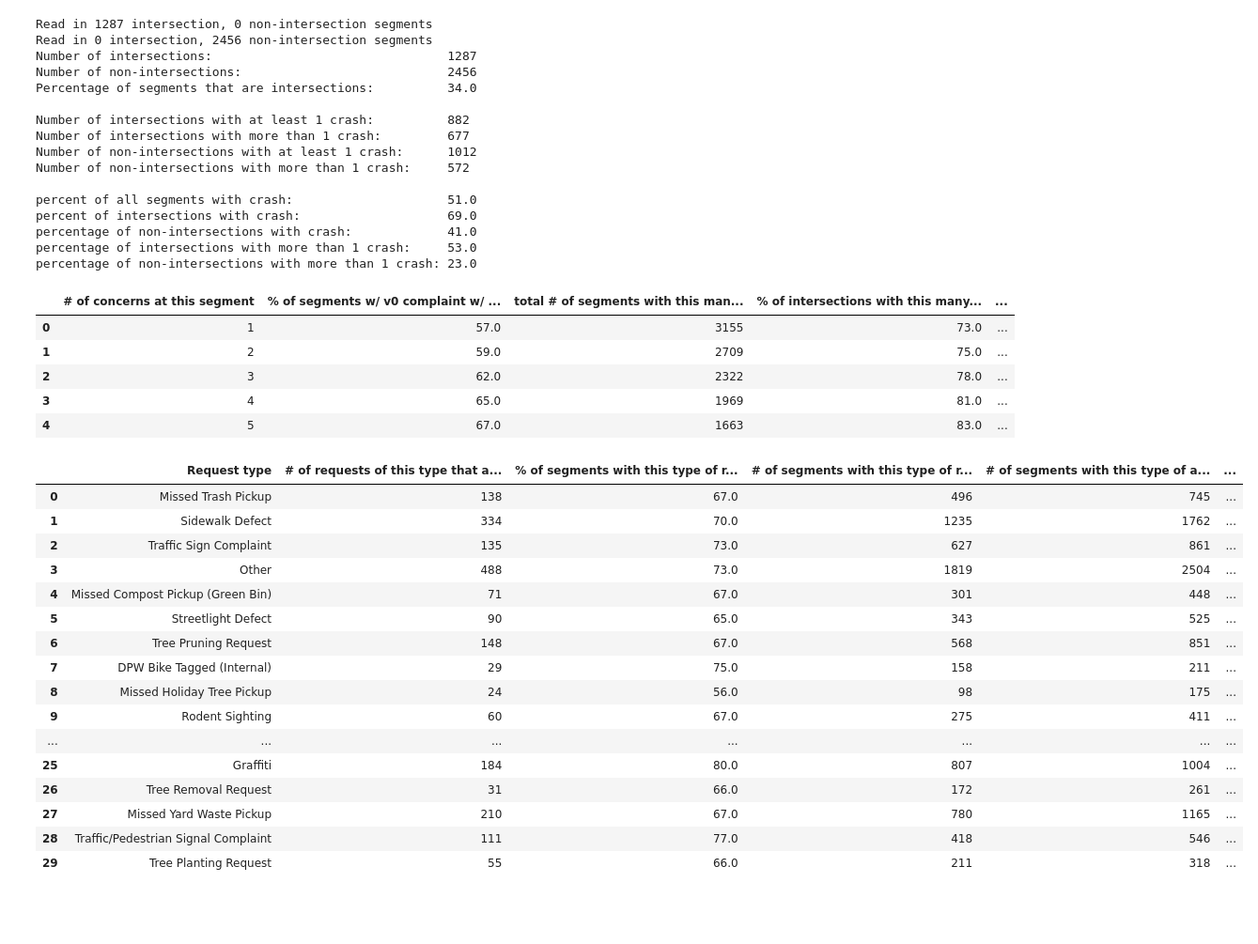
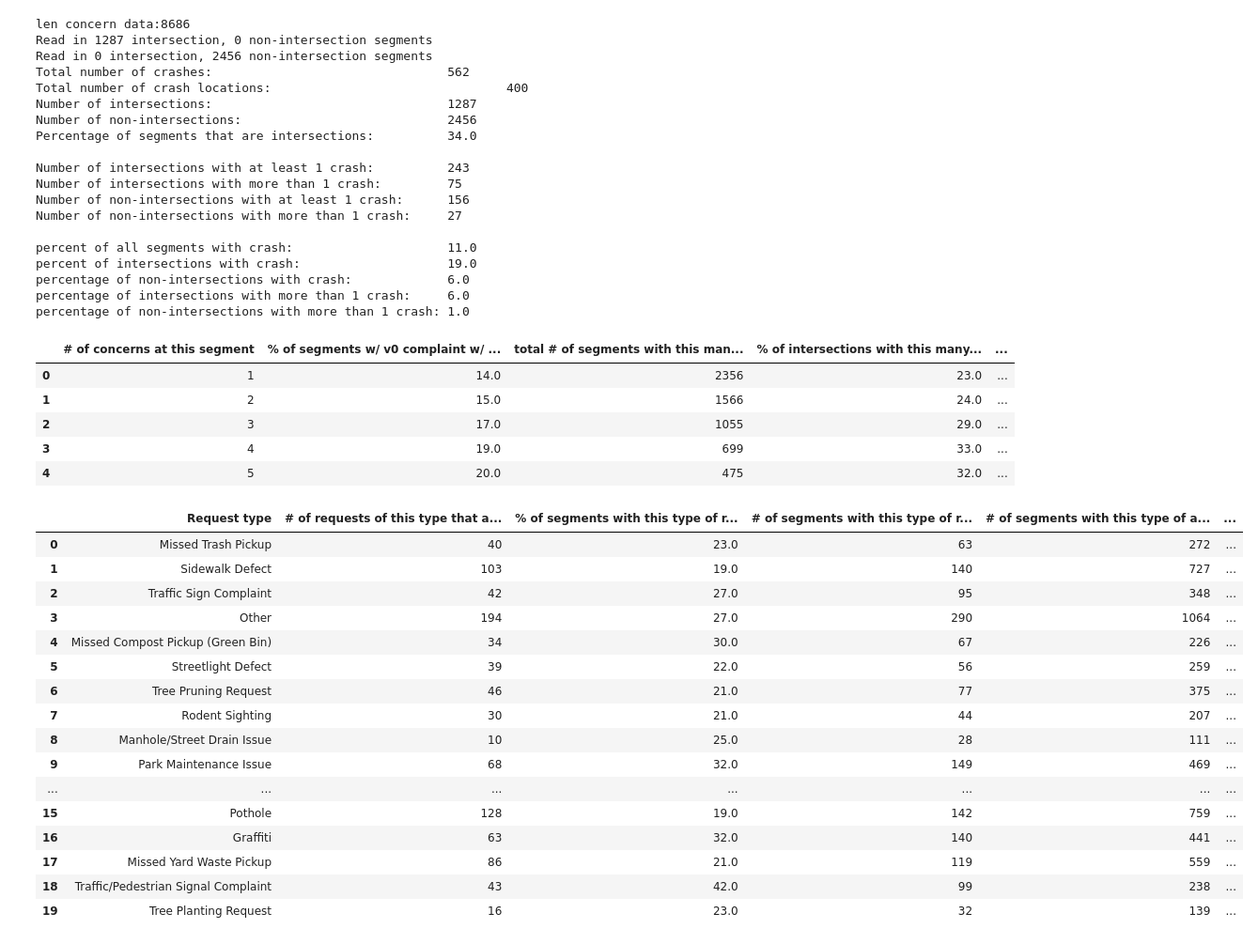
Before and after one commit to insight-lane/crash-model, a Jupyter notebook: notebooks/vision_zero_analysis.ipynb, the cells around one changed output. Shown at 94% size. Cells and saved outputs as stored; diff of their text form; code cells hidden in the pictures; blank space fills up the shorter version.

Commit message:
Vision zero analysis updates

```diff
--- a/notebooks/vision_zero_analysis.ipynb
+++ b/notebooks/vision_zero_analysis.ipynb
@@ -31,9 +31,9 @@ def summary_crash_rate(crashes, inter_count, non_inter_count):
         'inter_plus': 0,
         'non_inter_plus': 0,
     }
-
+    total_crashes = 0
     for k, v in crashes.iteritems():
-
+        total_crashes += v['count']
         if str(k) == '':
             # Sometimes crashes can't be snapped to a segment, probably due to bad data entry from the crash
             counts['no_match'] += 1
@@ -45,7 +45,8 @@ def summary_crash_rate(crashes, inter_count, non_inter_count):
             if int(v['count']) > 1:
                 counts['non_inter_plus'] += 1
             counts['non_inter'] += 1
-
+    print "Total number of crashes:\t\t\t\t" + str(total_crashes)
+    print "Total number of crash locations:\t\t\t\t" + str(len(crashes))
     print "Number of intersections:\t\t\t\t" + str(inter_count)
     print "Number of non-intersections:\t\t\t\t" + str(non_inter_count)
     print "Percentage of segments that are intersections:\t\t" \
@@ -253,14 +254,16 @@ def concerns_by_type(concerns, concern_data, crashes, category_field='REQUEST_TY
     df.sort_values(by="# of segments with this type of a request total", ascending=0)
     display(df)
 # %%
-def get_analysis_for_city(datadir, category_field='REQUESTTYPE'):
+def get_analysis_for_city(datadir, category_field='REQUESTTYPE', years=None):
 
     DATA_FP = BASE_DIR + '/' + datadir + '/processed/'
     MAP_FP = DATA_FP + 'maps/'
-    crash_data, crashes = util.group_json_by_location(DATA_FP + 'crash_joined.json')
+    crash_data, crashes = util.group_json_by_location(DATA_FP + 'crash_joined.json', years=years, yearfield='CALENDAR_DATE')
 
-    concern_data, concerns = util.group_json_by_location(DATA_FP + 'concern_joined.json',
-                                        otherfields=[category_field])
+    concern_data, concerns = util.group_json_by_location(
+        DATA_FP + 'concern_joined.json',
+        otherfields=[category_field])
+    print 'len concern data:' + str(len(concern_data))
     inters = util.read_segments(MAP_FP, get_non_inter=False)
     non_inters = util.read_segments(MAP_FP, get_inter=False)
     inter_count = len(inters[0])
@@ -354,45 +363,48 @@ percentage of non-intersections with more than 1 crash: 57.0
 # %%
-get_analysis_for_city('osm-cambridge', category_field='issue_type')
+get_analysis_for_city('osm-cambridge', category_field='issue_type', years=[2016])
 # %% [output]
+len concern data:8686
 Read in 1287 intersection, 0 non-intersection segments
 Read in 0 intersection, 2456 non-intersection segments
+Total number of crashes:                                562
+Total number of crash locations:                                400
 Number of intersections:                                1287
 Number of non-intersections:                            2456
 Percentage of segments that are intersections:          34.0
 
-Number of intersections with at least 1 crash:          882
-Number of intersections with more than 1 crash:         677
-Number of non-intersections with at least 1 crash:      1012
-Number of non-intersections with more than 1 crash:     572
+Number of intersections with at least 1 crash:          243
+Number of intersections with more than 1 crash:         75
+Number of non-intersections with at least 1 crash:      156
+Number of non-intersections with more than 1 crash:     27
 
-percent of all segments with crash:                     51.0
-percent of intersections with crash:                    69.0
-percentage of non-intersections with crash:             41.0
-percentage of intersections with more than 1 crash:     53.0
-percentage of non-intersections with more than 1 crash: 23.0
+percent of all segments with crash:                     11.0
+percent of intersections with crash:                    19.0
+percentage of non-intersections with crash:             6.0
+percentage of intersections with more than 1 crash:     6.0
+percentage of non-intersections with more than 1 crash: 1.0
 |  | # of concerns at this segment | % of segments w/ v0 complaint w/ ... | total # of segments with this man... | % of intersections with this many... | ... |
-| 0 | 1 | 57.0 | 3155 | 73.0 | ... |
-| 1 | 2 | 59.0 | 2709 | 75.0 | ... |
-| 2 | 3 | 62.0 | 2322 | 78.0 | ... |
-| 3 | 4 | 65.0 | 1969 | 81.0 | ... |
-| 4 | 5 | 67.0 | 1663 | 83.0 | ... |
+| 0 | 1 | 14.0 | 2356 | 23.0 | ... |
+| 1 | 2 | 15.0 | 1566 | 24.0 | ... |
+| 2 | 3 | 17.0 | 1055 | 29.0 | ... |
+| 3 | 4 | 19.0 | 699 | 33.0 | ... |
+| 4 | 5 | 20.0 | 475 | 32.0 | ... |
 |  | Request type | # of requests of this type that a... | % of segments with this type of r... | # of segments with this type of r... | # of segments with this type of a... | ... |
-| 0 | Missed Trash Pickup | 138 | 67.0 | 496 | 745 | ... |
-| 1 | Sidewalk Defect | 334 | 70.0 | 1235 | 1762 | ... |
-| 2 | Traffic Sign Complaint | 135 | 73.0 | 627 | 861 | ... |
-| 3 | Other | 488 | 73.0 | 1819 | 2504 | ... |
-| 4 | Missed Compost Pickup (Green Bin) | 71 | 67.0 | 301 | 448 | ... |
-| 5 | Streetlight Defect | 90 | 65.0 | 343 | 525 | ... |
-| 6 | Tree Pruning Request | 148 | 67.0 | 568 | 851 | ... |
-| 7 | DPW Bike Tagged (Internal) | 29 | 75.0 | 158 | 211 | ... |
-| 8 | Missed Holiday Tree Pickup | 24 | 56.0 | 98 | 175 | ... |
-| 9 | Rodent Sighting | 60 | 67.0 | 275 | 411 | ... |
+| 0 | Missed Trash Pickup | 40 | 23.0 | 63 | 272 | ... |
+| 1 | Sidewalk Defect | 103 | 19.0 | 140 | 727 | ... |
+| 2 | Traffic Sign Complaint | 42 | 27.0 | 95 | 348 | ... |
+| 3 | Other | 194 | 27.0 | 290 | 1064 | ... |
+| 4 | Missed Compost Pickup (Green Bin) | 34 | 30.0 | 67 | 226 | ... |
+| 5 | Streetlight Defect | 39 | 22.0 | 56 | 259 | ... |
+| 6 | Tree Pruning Request | 46 | 21.0 | 77 | 375 | ... |
+| 7 | Rodent Sighting | 30 | 21.0 | 44 | 207 | ... |
+| 8 | Manhole/Street Drain Issue | 10 | 25.0 | 28 | 111 | ... |
+| 9 | Park Maintenance Issue | 68 | 32.0 | 149 | 469 | ... |
 | ... | ... | ... | ... | ... | ... | ... |
-| 25 | Graffiti | 184 | 80.0 | 807 | 1004 | ... |
-| 26 | Tree Removal Request | 31 | 66.0 | 172 | 261 | ... |
-| 27 | Missed Yard Waste Pickup | 210 | 67.0 | 780 | 1165 | ... |
-| 28 | Traffic/Pedestrian Signal Complaint | 111 | 77.0 | 418 | 546 | ... |
-| 29 | Tree Planting Request | 55 | 66.0 | 211 | 318 | ... |
+| 15 | Pothole | 128 | 19.0 | 142 | 759 | ... |
+| 16 | Graffiti | 63 | 32.0 | 140 | 441 | ... |
+| 17 | Missed Yard Waste Pickup | 86 | 21.0 | 119 | 559 | ... |
+| 18 | Traffic/Pedestrian Signal Complaint | 43 | 42.0 | 99 | 238 | ... |
+| 19 | Tree Planting Request | 16 | 23.0 | 32 | 139 | ... |
 # %%
 # Why are there things like turning complaints at non-intersections?
 # Pedestrian vs. bike vs. car
```
Also changed, not shown: parts of 2 cells of this notebook, 1 other file.
